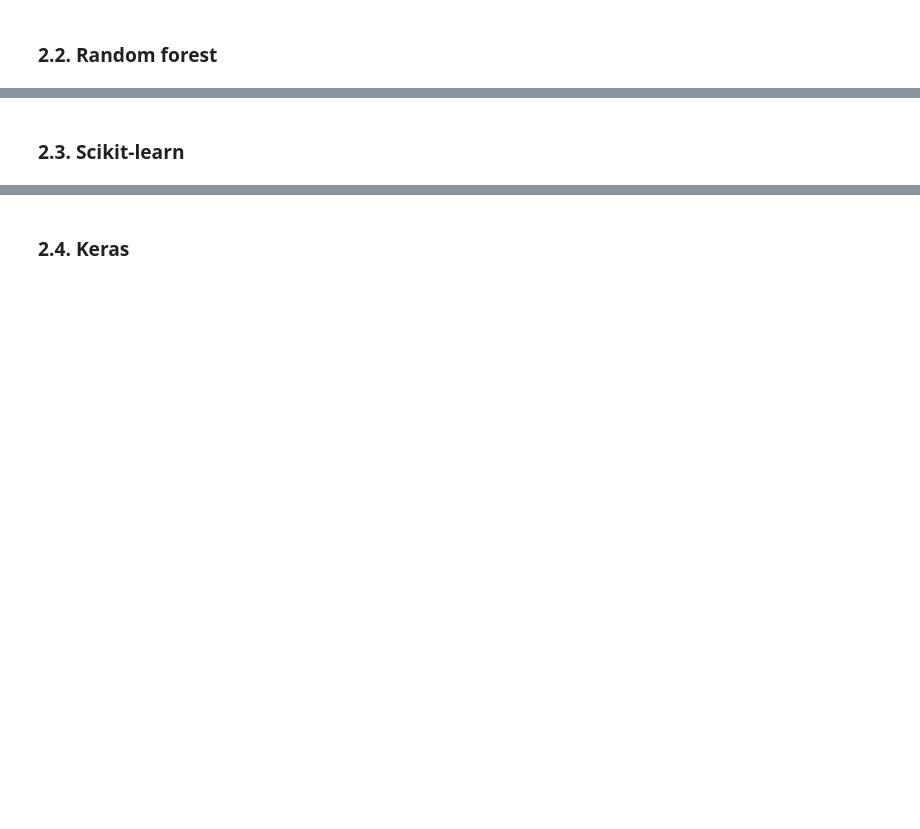
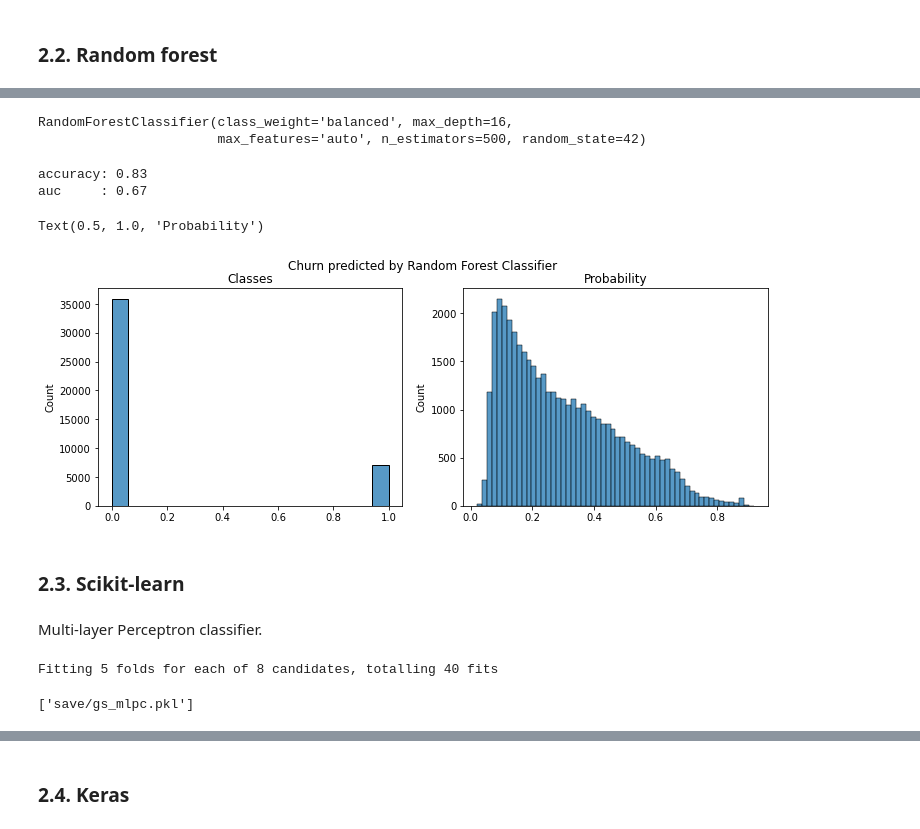
Before and after one commit to vladdez/churn, a Jupyter notebook: churn.ipynb, the cells around one changed output, grey strips where cells are left out. Saved outputs shown, nothing was run; the diff lists cells and outputs as text; code cells hidden in the pictures; blank space fills up the shorter version.

```diff
--- a/churn.ipynb
+++ b/churn.ipynb
@@ -182,3 +213,8 @@ https://towardsdatascience.com/imbalanced-classification-in-python-smote-tomek-l
 ## 2. Models
 # %% [markdown]
 ### 2.1. Baseline naive classifier
+# %%
+m1 = BernoulliNB(binarize=5)
+m1.fit(X_train, y_train)
+y_hat_class1 = m1.predict(X_test)
+y_hat_proba1 = m1.predict_proba(X_test)[:, 1]
@@ -185,2 +239,21 @@ https://towardsdatascience.com/imbalanced-classification-in-python-smote-tomek-l
 # %% [markdown]
 ### 2.2. Random forest
+# %%
+rfc = RandomForestClassifier(random_state=42)
+
+param_grid = {
+    'n_estimators': [200, 500], # number fo trees in the forest and ??
+    'max_features': ['auto'], #  size of the random subsets of features to consider when splitting a node
+    'max_depth': [2, 10, 16], # The maximum depth of the tree
+    'criterion': ['gini', 'entropy'], # The function to measure the quality of a split.
+                                    # (Gini impurity or SChannon information gain)
+    'class_weight': ['balanced'] # weights of y = n_samples / (n_classes * np.bincount(y))
+}
+gs_rfc = GridSearchCV(estimator=rfc, param_grid=param_grid,
+    cv=5, # cross-validation splitter
+    verbose=1, # the computation time for each fold and parameter candidate is displayed;
+    n_jobs=-1 # all cores available on the machine are used
+)
+
+gs_rfc.fit(X_train, y_train)
+joblib.dump(gs_rfc, 'save/gs_rfc.pkl')
@@ -187,2 +268,57 @@ https://towardsdatascience.com/imbalanced-classification-in-python-smote-tomek-l
+# %%
+gs_rfc = joblib.load("save/gs_rfc.pkl")
+bp = gs_rfc.best_params_
+m2 = RandomForestClassifier(random_state=42,
+    n_estimators = bp['n_estimators'],
+    max_features =  bp['max_features'],
+    max_depth = bp['max_depth'],
+    criterion = bp['criterion'],
+    class_weight = bp['class_weight'])
+m2
+# %% [output]
+RandomForestClassifier(class_weight='balanced', max_depth=16,
+                       max_features='auto', n_estimators=500, random_state=42)
+# %%
+m2.fit(X_train, y_train)
+y_hat_class2 = m2.predict(X_test)
+y_hat_proba2 = m2.predict_proba(X_test)[:, 1]
+# %%
+print('accuracy:', round(accuracy_score(y_test, y_hat_class2), 2))
+print('auc\t:', round(roc_auc_score(y_test, y_hat_class2), 2))
+results.append({'model': 'm2', 'auc' : round(roc_auc_score(y_test, y_hat_class2), 2)})
+# %% [output]
+accuracy: 0.83
+auc     : 0.67
+# %%
+fig, axs = plt.subplots(ncols=2, figsize=(12,4))
+sns.histplot(x=y_hat_class2, ax=axs[0])
+sns.histplot(x=y_hat_proba2, ax=axs[1])
+fig.suptitle('Churn predicted by Random Forest Classifier')
+axs[0].set_title('Classes')
+axs[1].set_title('Probability')
+# %% [output]
+Text(0.5, 1.0, 'Probability')
+[figure, added]
 # %% [markdown]
 ### 2.3. Scikit-learn
+# %% [markdown]
+Multi-layer Perceptron classifier.
+# %%
+mlpc = MLPClassifier(random_state=42)
+
+param_grid = {
+    'solver': ['adam'],
+    'max_iter': [200, 300], #
+    'activation': ['relu', 'logistic'], #
+    'hidden_layer_sizes': [(62, 32, 1)]
+}
+gs_mlpc = GridSearchCV(estimator=mlpc, param_grid=param_grid,
+    cv=5, # cross-validation splitter
+    verbose=1, # the computation time for each fold and parameter candidate is displayed;
+    n_jobs=-1 # all cores available on the machine are used
+)
+gs_mlpc.fit(X_train, y_train)
+joblib.dump(gs_mlpc, 'save/gs_mlpc.pkl')
+# %% [output]
+Fitting 5 folds for each of 8 candidates, totalling 40 fits
+['save/gs_mlpc.pkl']
```
Also changed, not shown: parts of 31 cells of this notebook, 3 other files.
